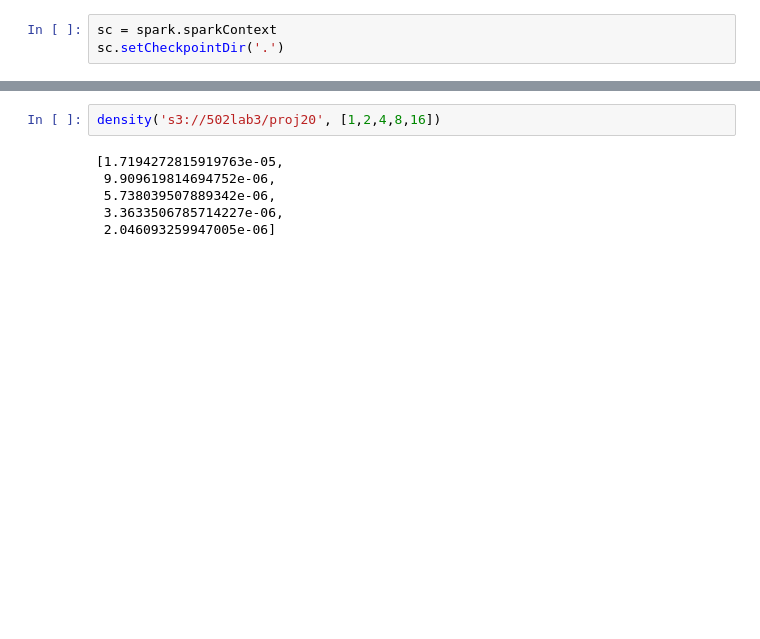
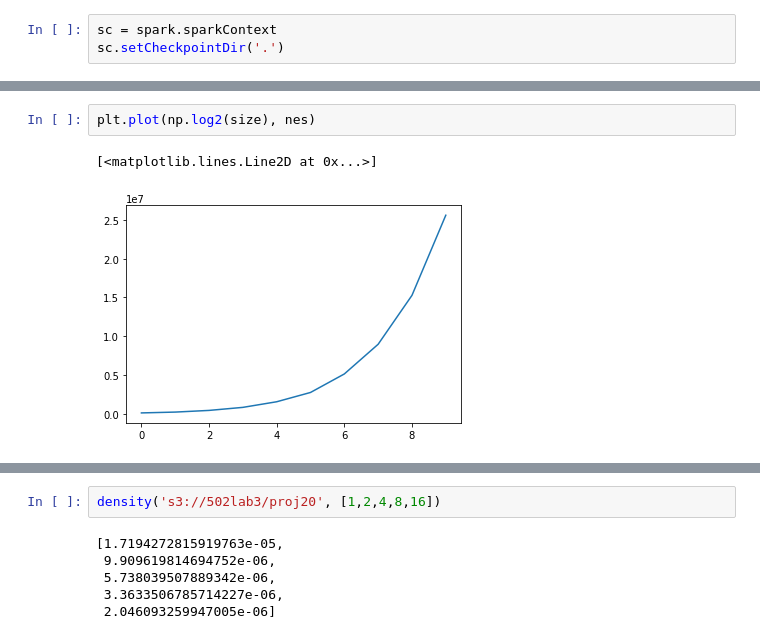
Before and after one commit to antaressgzz/502-web-graph, a Jupyter notebook: web_graph.ipynb, the cells around one changed output, grey strips where cells are left out. Cells and saved outputs as stored; diff of their text form; blank space fills up the shorter version.

```diff
--- a/web_graph.ipynb
+++ b/web_graph.ipynb
@@ -101,0 +124,5 @@ def lpa():
+# %%
+plt.plot(np.log2(size), nes)
+# %% [output]
+[<matplotlib.lines.Line2D at 0x...>]
+[figure, added]
```
Also changed, not shown: parts of 18 cells of this notebook.
